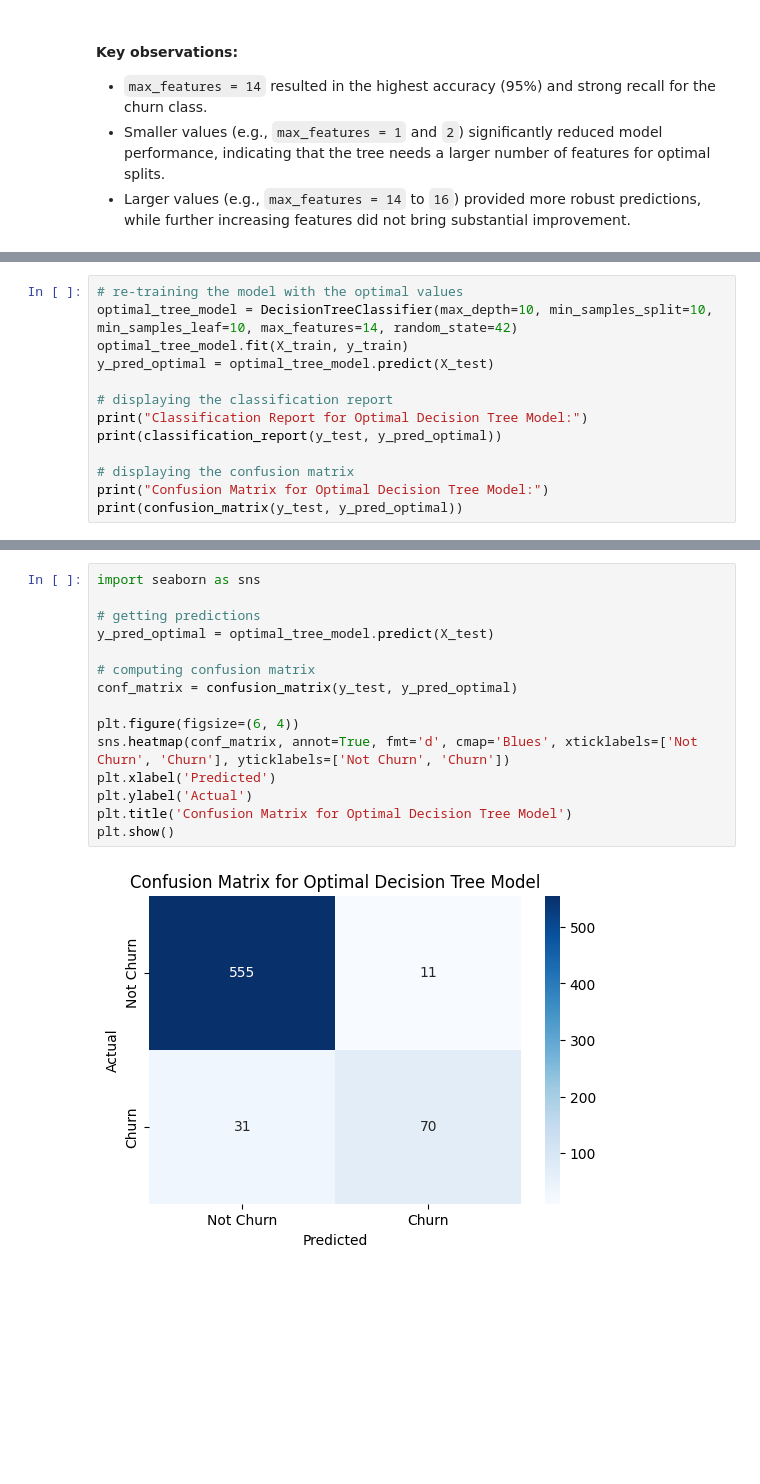
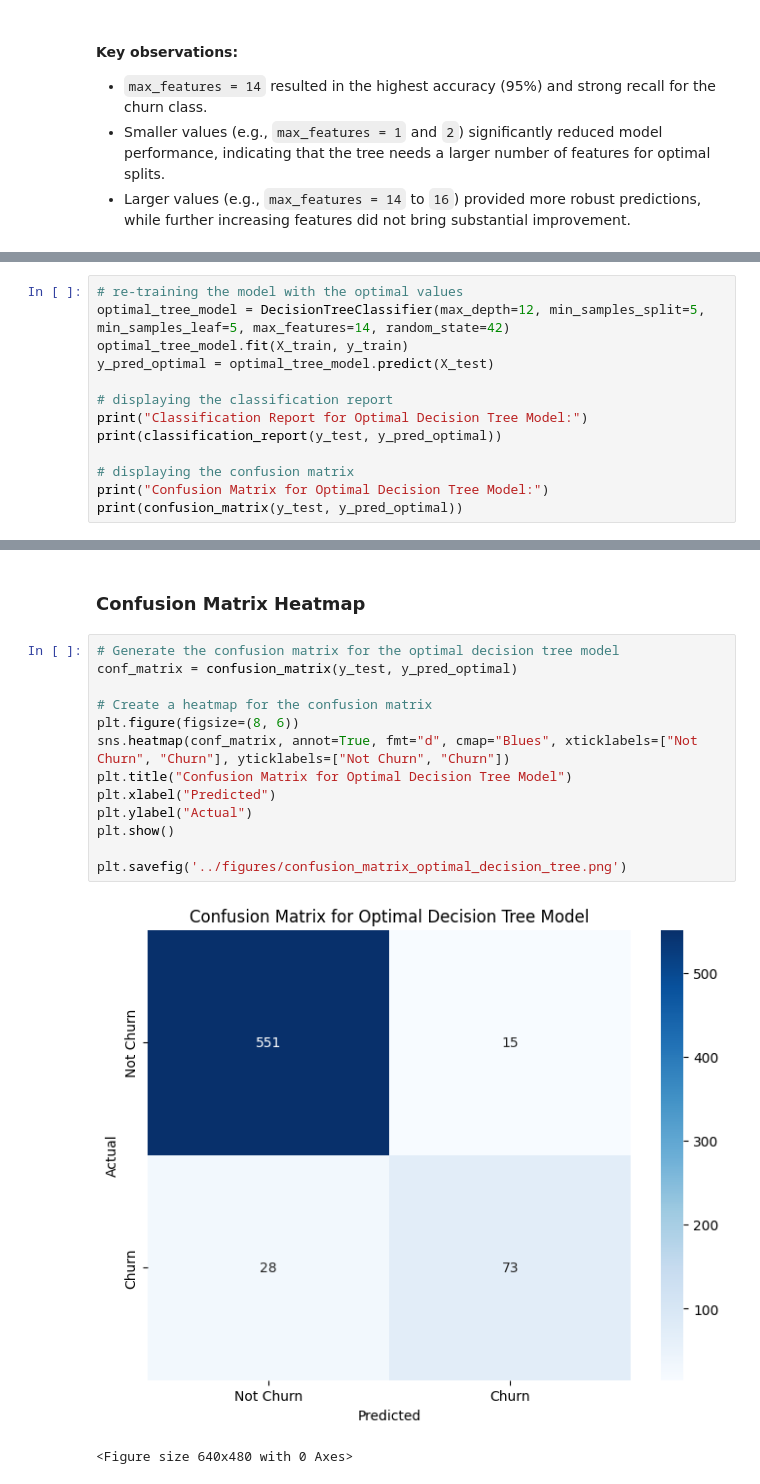
Before and after one commit to 66ultra/customer-churn-classification, a Jupyter notebook: notebooks/03_modeling_and_evaluation.ipynb, the cells around one changed output, grey strips where cells are left out. Drawn from its saved outputs; the diff is of its cells as text; blank space fills up the shorter version.

```diff
--- a/notebooks/03_modeling_and_evaluation.ipynb
+++ b/notebooks/03_modeling_and_evaluation.ipynb
@@ -690,7 +691,7 @@ I retrained the decision tree model using the optimal parameter values identifie
 - `max_features = 14`
 # %%
 # re-training the model with the optimal values
-optimal_tree_model = DecisionTreeClassifier(max_depth=10, min_samples_split=10, min_samples_leaf=10, max_features=14, random_state=42)
+optimal_tree_model = DecisionTreeClassifier(max_depth=12, min_samples_split=5, min_samples_leaf=5, max_features=14, random_state=42)
 optimal_tree_model.fit(X_train, y_train)
 y_pred_optimal = optimal_tree_model.predict(X_test)
 
@@ -751,17 +796,18 @@ plt.show()
+# %% [markdown]
+### Confusion Matrix Heatmap
 # %%
-import seaborn as sns
-
-# getting predictions
-y_pred_optimal = optimal_tree_model.predict(X_test)
-
-# computing confusion matrix
+# Generate the confusion matrix for the optimal decision tree model
 conf_matrix = confusion_matrix(y_test, y_pred_optimal)
 
-plt.figure(figsize=(6, 4))
-sns.heatmap(conf_matrix, annot=True, fmt='d', cmap='Blues', xticklabels=['Not Churn', 'Churn'], yticklabels=['Not Churn', 'Churn'])
-plt.xlabel('Predicted')
-plt.ylabel('Actual')
-plt.title('Confusion Matrix for Optimal Decision Tree Model')
+# Create a heatmap for the confusion matrix
+plt.figure(figsize=(8, 6))
+sns.heatmap(conf_matrix, annot=True, fmt="d", cmap="Blues", xticklabels=["Not Churn", "Churn"], yticklabels=["Not Churn", "Churn"])
+plt.title("Confusion Matrix for Optimal Decision Tree Model")
+plt.xlabel("Predicted")
+plt.ylabel("Actual")
 plt.show()
+
+plt.savefig('../figures/confusion_matrix_optimal_decision_tree.png')
 # %% [output]
-[figure, old version]
+[figure, new version]
+<Figure size 640x480 with 0 Axes>
```
Also changed, not shown: parts of 35 cells of this notebook.
